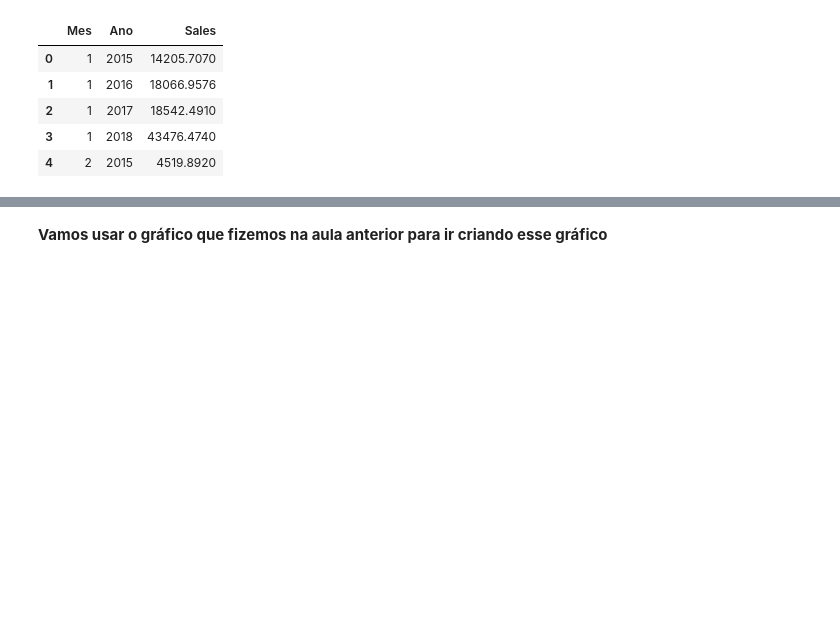
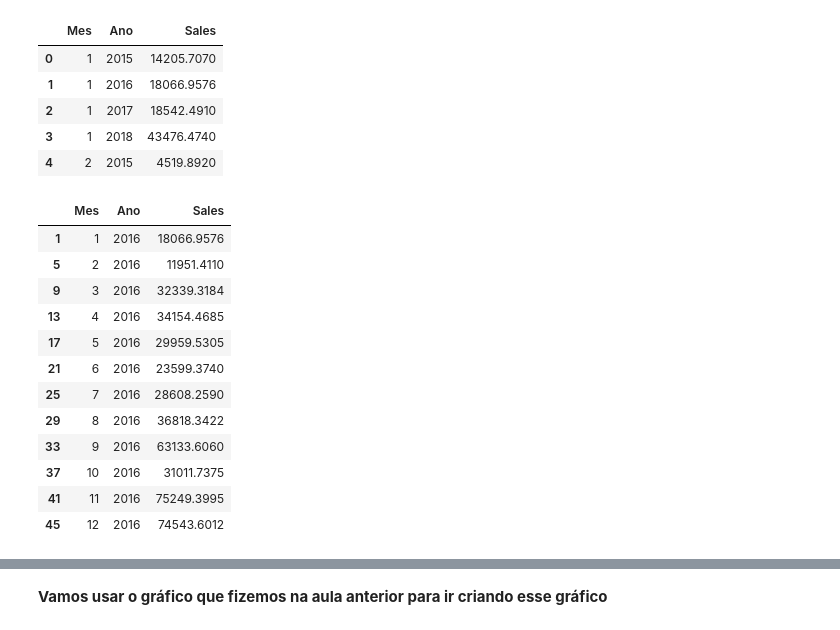
Before and after one commit to PauloViniciusR/PROJ_apresentacao_executiva, a Jupyter notebook: index.ipynb, the cells around one changed output, grey strips where cells are left out. Saved outputs shown, nothing was run; the diff lists cells and outputs as text; code cells hidden in the pictures; blank space fills up the shorter version.

```diff
--- a/index.ipynb
+++ b/index.ipynb
@@ -380,3 +378,19 @@ soma_mes.head()
 | 2 | 1 | 2017 | 18542.4910 |
 | 3 | 1 | 2018 | 43476.4740 |
 | 4 | 2 | 2015 | 4519.8920 |
+# %%
+soma_mes[soma_mes["Ano"] == 2016]
+# %% [output]
+|  | Mes | Ano | Sales |
+| 1 | 1 | 2016 | 18066.9576 |
+| 5 | 2 | 2016 | 11951.4110 |
+| 9 | 3 | 2016 | 32339.3184 |
+| 13 | 4 | 2016 | 34154.4685 |
+| 17 | 5 | 2016 | 29959.5305 |
+| 21 | 6 | 2016 | 23599.3740 |
+| 25 | 7 | 2016 | 28608.2590 |
+| 29 | 8 | 2016 | 36818.3422 |
+| 33 | 9 | 2016 | 63133.6060 |
+| 37 | 10 | 2016 | 31011.7375 |
+| 41 | 11 | 2016 | 75249.3995 |
+| 45 | 12 | 2016 | 74543.6012 |
```
Also changed, not shown: parts of 11 cells of this notebook.
